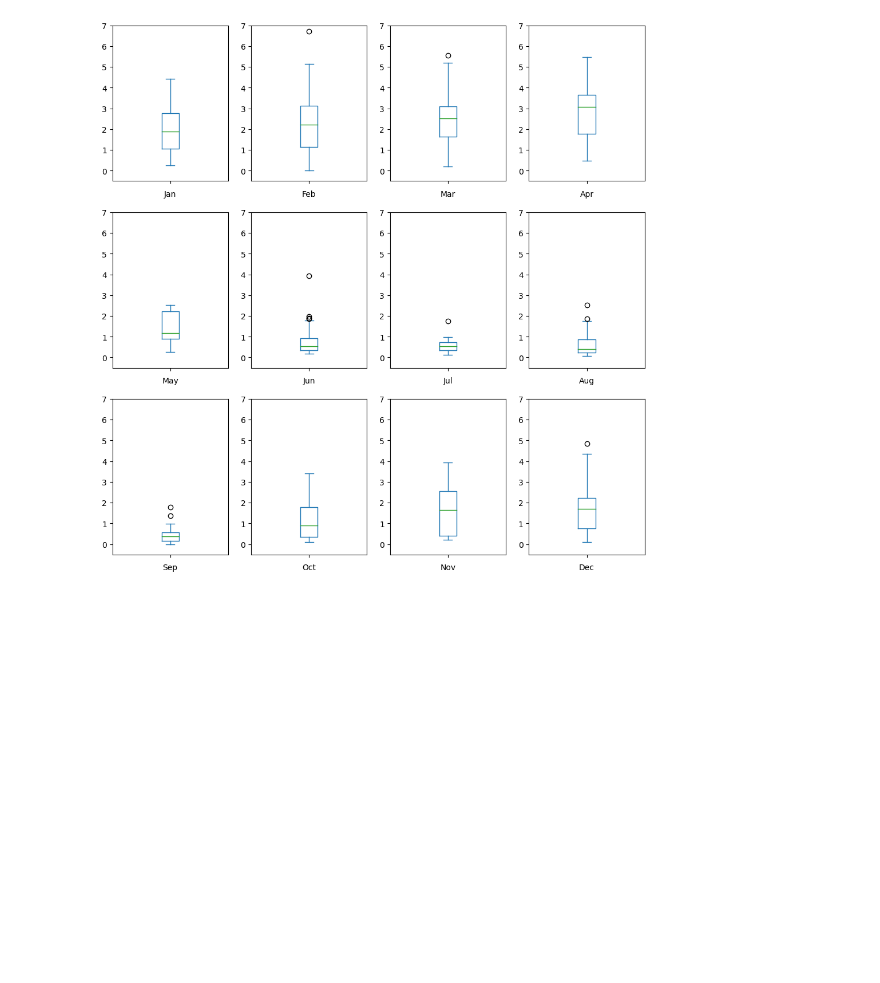
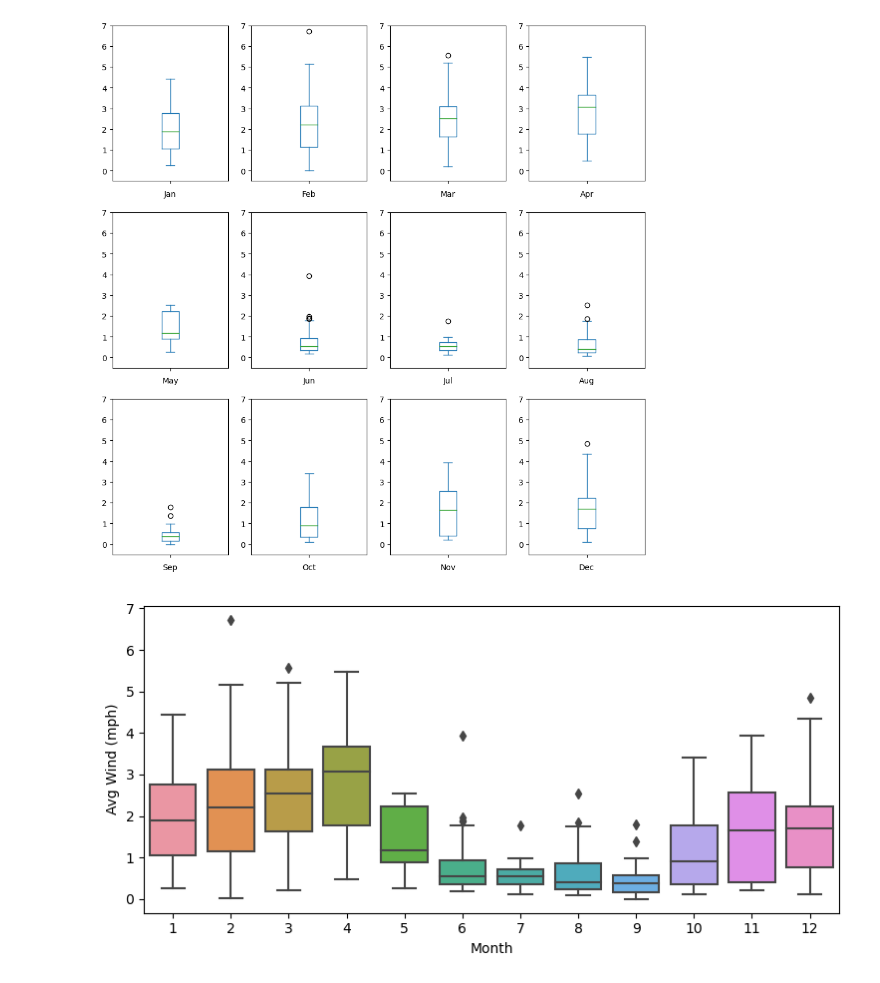
Before and after one commit to StephenDSNYC/IS5, a Jupyter notebook: code/ch04/ch04hopkins_forest.ipynb, the cells around one changed output. Drawn from its saved outputs; the diff is of its cells as text; code cells hidden in the pictures; blank space fills up the shorter version.

```diff
--- a/code/ch04/ch04hopkins_forest.ipynb
+++ b/code/ch04/ch04hopkins_forest.ipynb
@@ -144,3 +146,8 @@ for i in range(12):
     p.set(xlabel=months[i])
 # %% [output]
 [figure]
+# %%
+plt.figure(figsize=(9, 4))
+sns.boxplot(data=hopkins_forest, x='Month', y='Avg Wind (mph)');
+# %% [output]
+[figure, added]
```
Also changed, not shown: parts of 2 cells of this notebook, 2 other files.
